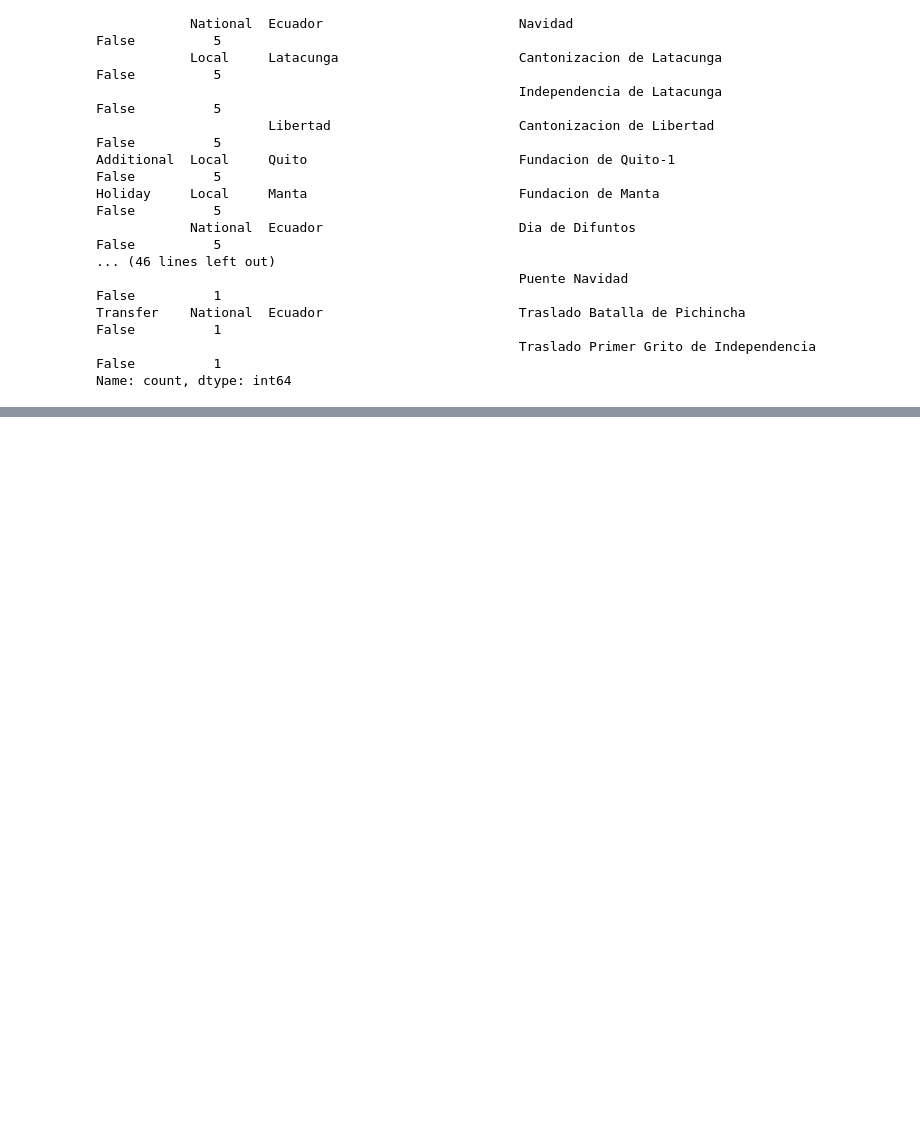
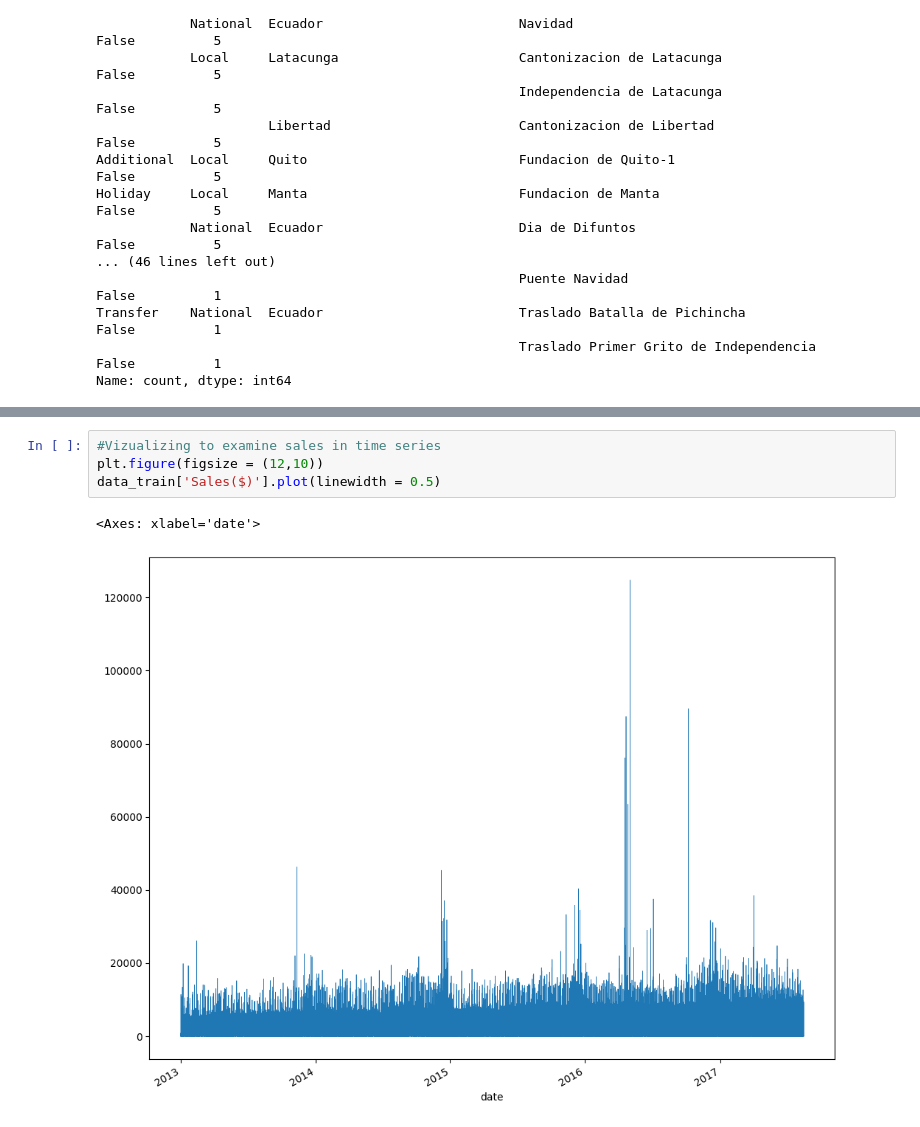
Before and after one commit to MarthaK-Coder/Azubi-Africa-LP3-Sprint, a Jupyter notebook: Project3 Notebook.ipynb, the cells around one changed output, grey strips where cells are left out. Cells and saved outputs as stored; diff of their text form; blank space fills up the shorter version.

```diff
--- a/Project3 Notebook.ipynb
+++ b/Project3 Notebook.ipynb
@@ -1107,0 +1221,7 @@ We have 235 duplicated holidays. Lets resample to check if they have same descri
+# %%
+#Vizualizing to examine sales in time series
+plt.figure(figsize = (12,10))
+data_train['Sales($)'].plot(linewidth = 0.5)
+# %% [output]
+<Axes: xlabel='date'>
+[figure, added]
```
Also changed, not shown: parts of 49 cells of this notebook.
